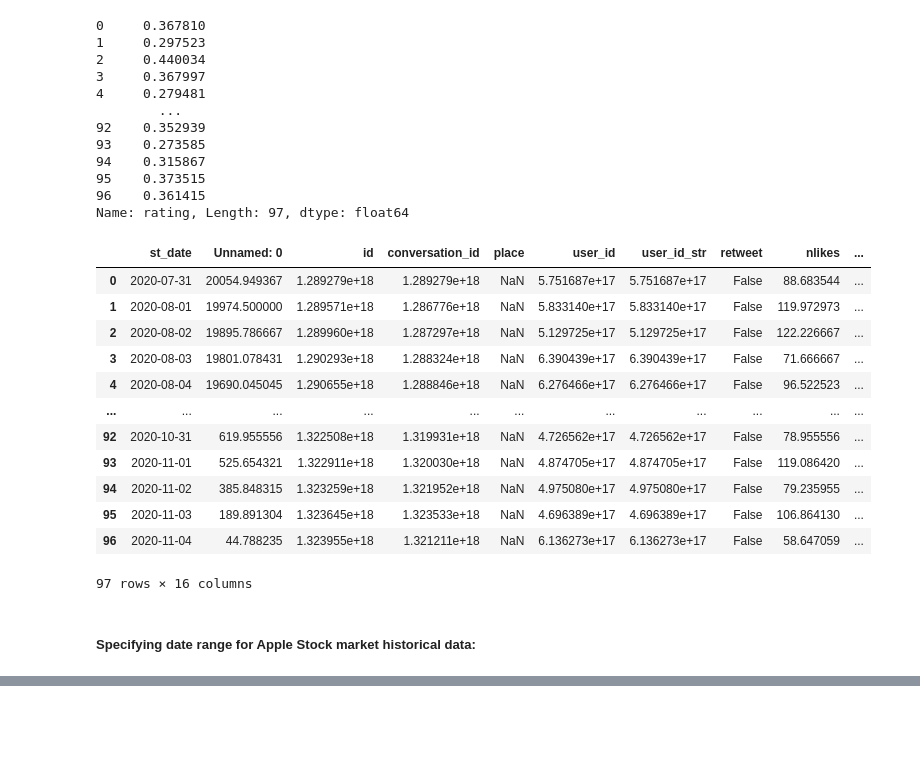
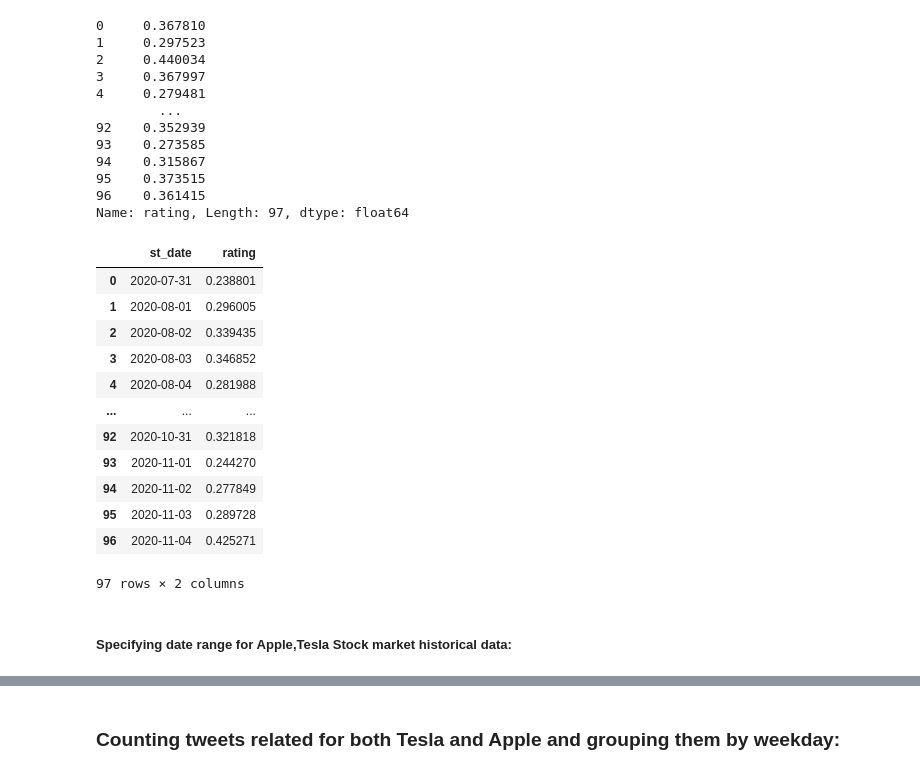
Before and after one commit to Casmodeus/Sentiment-Analysis-in-Stock-Market, a Jupyter notebook: project_2ndITER.ipynb, the cells around one changed output, grey strips where cells are left out. Cells and saved outputs as stored; diff of their text form; code cells hidden in the pictures; blank space fills up the shorter version.

```diff
--- a/project_2ndITER.ipynb
+++ b/project_2ndITER.ipynb
@@ -122,11 +122,3 @@ googl_tweets = pd.read_csv(r"googl_tweets.csv",header = 0,engine = 'python',enco
 spx_tweets = pd.read_csv(r"spx_tweets.csv",header = 0,engine = 'python',encoding = 'UTF-8')
 # %% [markdown]
 #### Deleting NULL columns (Scrapped automaticaly) <br> Displaying average row numbers in all datasets:
-# %%
-aapl_tweets = aapl_tweets.drop(['timezone','created_at','day','hour','trans_src','trans_dest','translate','source','geo','near','search','retweet_date','reply_to','user_rt_id','user_rt','retweet_id','photos','video',],axis=1)
-tsla_tweets = tsla_tweets.drop(['timezone','created_at','day','hour','trans_src','trans_dest','translate','source','geo','near','search','retweet_date','reply_to','user_rt_id','user_rt','retweet_id','photos','video',],axis=1)
-fb_tweets = fb_tweets.drop(['timezone','created_at','day','hour','trans_src','trans_dest','translate','source','geo','near','search','retweet_date','reply_to','user_rt_id','user_rt','retweet_id','photos','video',],axis=1)
-googl_tweets = googl_tweets.drop(['timezone','created_at','day','hour','trans_src','trans_dest','translate','source','geo','near','search','retweet_date','reply_to','user_rt_id','user_rt','retweet_id','photos','video',],axis=1)
-spx_tweets = spx_tweets.drop(['timezone','created_at','day','hour','trans_src','trans_dest','translate','source','geo','near','search','retweet_date','reply_to','user_rt_id','user_rt','retweet_id','photos','video',],axis=1)
-mean_length = (len(aapl_tweets) + len(tsla_tweets) + len(fb_tweets) + len(googl_tweets) + len(spx_tweets)) / 5
-mean_length
@@ -134,0 +125,8 @@ mean_length
+# %%
+aapl_tweets = aapl_tweets.dropna(how='all',axis='columns')
+tsla_tweets = tsla_tweets.dropna(how='all',axis='columns')
+fb_tweets = fb_tweets.dropna(how='all',axis='columns')
+googl_tweets = googl_tweets.dropna(how='all',axis='columns')
+spx_tweets = spx_tweets.dropna(how='all',axis='columns')
+mean_length = (len(aapl_tweets) + len(tsla_tweets) + len(fb_tweets) + len(googl_tweets) + len(spx_tweets)) / 5
+mean_length
@@ -260,5 +276,7 @@ aapl_tweets
 # %%
 tsla_tweets.loc[tsla_tweets['neu'] == 1,"rating"] = 0.5
 #Some tweets got polarity neu =1 means that compound will be 0, to avoid that we assign to this values middle_value
-tsla_tweets
+pd.set_option('display.max_colwidth', 10000)
+pd.set_option('display.max_rows',500)
+tsla_tweets[['tweet','rating']].loc[(tsla_tweets['rating'] < 0) &(tsla_tweets['rating'] >= -1)] ##Retrieving negative tweets
 # %% [output]
@@ -299,25 +317,25 @@ Name: rating, Length: 97, dtype: float64
 # %%
 tsla_tweets['st_date'] = pd.to_datetime(tsla_tweets.date, format='%Y-%m-%d').dt.date #Standart date check
 grouped_tsla = tsla_tweets[['st_date','rating']]
-grouped_tsla = tsla_tweets.groupby(by = ['st_date'],as_index = False).mean()
+grouped_tsla = grouped_tsla.groupby(by = ['st_date'],as_index = False).mean()
 #grouped['rating']
 grouped_tsla
 # %% [output]
-|  | st_date | Unnamed: 0 | id | conversation_id | place | user_id | user_id_str | retweet | nlikes | ... |
-| 0 | 2020-07-31 | 20054.949367 | 1.289279e+18 | 1.289279e+18 | NaN | 5.751687e+17 | 5.751687e+17 | False | 88.683544 | ... |
-| 1 | 2020-08-01 | 19974.500000 | 1.289571e+18 | 1.286776e+18 | NaN | 5.833140e+17 | 5.833140e+17 | False | 119.972973 | ... |
-| 2 | 2020-08-02 | 19895.786667 | 1.289960e+18 | 1.287297e+18 | NaN | 5.129725e+17 | 5.129725e+17 | False | 122.226667 | ... |
-| 3 | 2020-08-03 | 19801.078431 | 1.290293e+18 | 1.288324e+18 | NaN | 6.390439e+17 | 6.390439e+17 | False | 71.666667 | ... |
-| 4 | 2020-08-04 | 19690.045045 | 1.290655e+18 | 1.288846e+18 | NaN | 6.276466e+17 | 6.276466e+17 | False | 96.522523 | ... |
-| ... | ... | ... | ... | ... | ... | ... | ... | ... | ... | ... |
-| 92 | 2020-10-31 | 619.955556 | 1.322508e+18 | 1.319931e+18 | NaN | 4.726562e+17 | 4.726562e+17 | False | 78.955556 | ... |
-| 93 | 2020-11-01 | 525.654321 | 1.322911e+18 | 1.320030e+18 | NaN | 4.874705e+17 | 4.874705e+17 | False | 119.086420 | ... |
-| 94 | 2020-11-02 | 385.848315 | 1.323259e+18 | 1.321952e+18 | NaN | 4.975080e+17 | 4.975080e+17 | False | 79.235955 | ... |
-| 95 | 2020-11-03 | 189.891304 | 1.323645e+18 | 1.323533e+18 | NaN | 4.696389e+17 | 4.696389e+17 | False | 106.864130 | ... |
-| 96 | 2020-11-04 | 44.788235 | 1.323955e+18 | 1.321211e+18 | NaN | 6.136273e+17 | 6.136273e+17 | False | 58.647059 | ... |
+|  | st_date | rating |
+| 0 | 2020-07-31 | 0.238801 |
+| 1 | 2020-08-01 | 0.296005 |
+| 2 | 2020-08-02 | 0.339435 |
+| 3 | 2020-08-03 | 0.346852 |
+| 4 | 2020-08-04 | 0.281988 |
+| ... | ... | ... |
+| 92 | 2020-10-31 | 0.321818 |
+| 93 | 2020-11-01 | 0.244270 |
+| 94 | 2020-11-02 | 0.277849 |
+| 95 | 2020-11-03 | 0.289728 |
+| 96 | 2020-11-04 | 0.425271 |
-97 rows × 16 columns
+97 rows × 2 columns
 # %% [markdown]
-##### Specifying date range for Apple Stock market historical data:
+##### Specifying date range for Apple,Tesla Stock market historical data:
 # %%
 df1 = df1.loc[(df1['Date'] >= '2020-07-31')  & (df1['Date'] <= '2020-11-05')]
 df3 = df3.loc[(df1['Date'] >= '2020-07-31')  & (df3['Date'] <= '2020-11-05')]
@@ -338,3 +355,5 @@ fig.update_layout(height = 1000,paper_bgcolor = 'rgba(0,0,0,0)',plot_bgcolor = '
 fig.show()
 # %% [output]
 [interactive output not drawn]
+# %% [markdown]
+### Counting tweets related for both Tesla and Apple and grouping them by weekday:
```
Also changed, not shown: parts of 14 cells of this notebook.
